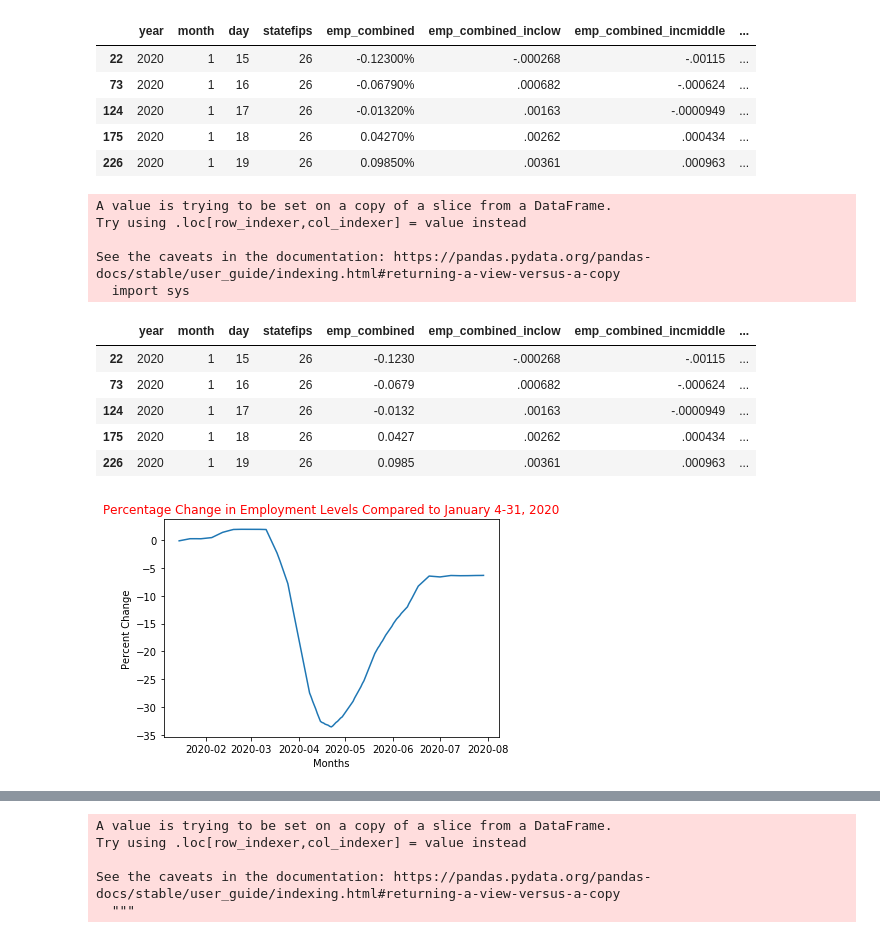
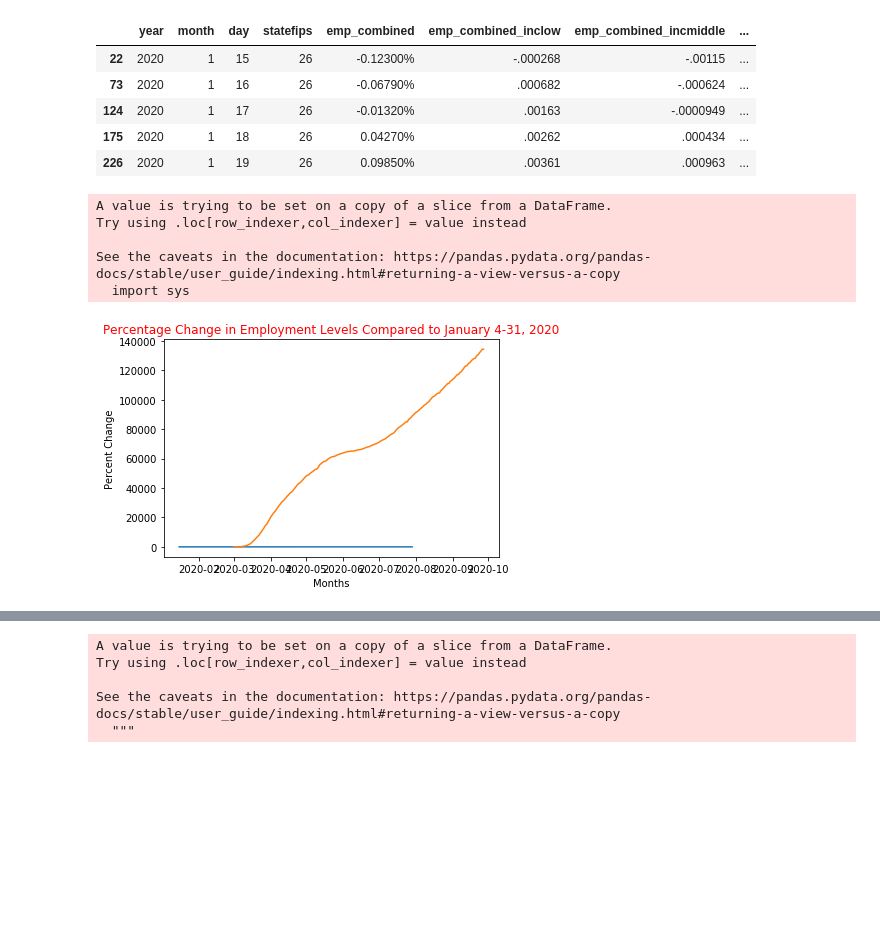
Before and after one commit to KevinKillman/Michigans_Economy_and_Covid, a Jupyter notebook: Kevin/project_1_code.ipynb, the cells around one changed output, grey strips where cells are left out. Saved outputs shown, nothing was run; the diff lists cells and outputs as text; code cells hidden in the pictures; blank space fills up the shorter version.

```diff
--- a/Kevin/project_1_code.ipynb
+++ b/Kevin/project_1_code.ipynb
@@ -78,38 +99,38 @@ See the caveats in the documentation: https://pandas.pydata.org/pandas-docs/stab
 # %%
 date = []
 per_change = []
 #Creating consistent datetime
 for index in mi_emp_comb_df.index:
     date.append(datetime.date(mi_emp_comb_df.loc[index, 'year'],mi_emp_comb_df.loc[index, 'month'],mi_emp_comb_df.loc[index, 'day']))
     per_change.append(mi_emp_comb_df.loc[index, 'emp_combined'])
 mi_emp_comb_df['datetimes'] = date
-mi_emp_comb_df.head()
-
-# Use ttest or anova
 
 
-#str(mi_emp_comb_df.loc[x,'year'])+ '0'+str(mi_emp_comb_df.loc[x,'month'])
+x_values = date
+y_values = per_change
+
+fig, ax1 = plt.subplots()
+ax1.set_xlabel('Date')
+ax1.plot(x_values, y_values)
+ax2  = ax1.twinx()
+
+
+
+
+x_values = date
+y_values = per_change
+
+
+fig1  = plt.plot(x_values, y_values)
+fig2 = plt.plot(covid_df['datetimes'], covid_df['positive'])
+plt.xlabel('Months')
+plt.ylabel('Percent Change')
+plt.title('Percentage Change in Employment Levels Compared to January 4-31, 2020', color = 'red')
+plt.show()
 # %% [output]
 A value is trying to be set on a copy of a slice from a DataFrame.
 Try using .loc[row_indexer,col_indexer] = value instead
 
 See the caveats in the documentation: https://pandas.pydata.org/pandas-docs/stable/user_guide/indexing.html#returning-a-view-versus-a-copy
   import sys
-|  | year | month | day | statefips | emp_combined | emp_combined_inclow | emp_combined_incmiddle | ... |
-| 22 | 2020 | 1 | 15 | 26 | -0.1230 | -.000268 | -.00115 | ... |
-| 73 | 2020 | 1 | 16 | 26 | -0.0679 | .000682 | -.000624 | ... |
-| 124 | 2020 | 1 | 17 | 26 | -0.0132 | .00163 | -.0000949 | ... |
-| 175 | 2020 | 1 | 18 | 26 | 0.0427 | .00262 | .000434 | ... |
-| 226 | 2020 | 1 | 19 | 26 | 0.0985 | .00361 | .000963 | ... |
+[figure, added]
-# %%
-x_values = date
-y_values = per_change
-
-
-plt.plot(x_values, y_values)
-plt.xlabel('Months')
-plt.ylabel('Percent Change')
-plt.title('Percentage Change in Employment Levels Compared to January 4-31, 2020', color = 'red')
-plt.show()
-# %% [output]
-[figure, removed]
```
Also changed, not shown: parts of 10 cells of this notebook, 1 other file.
